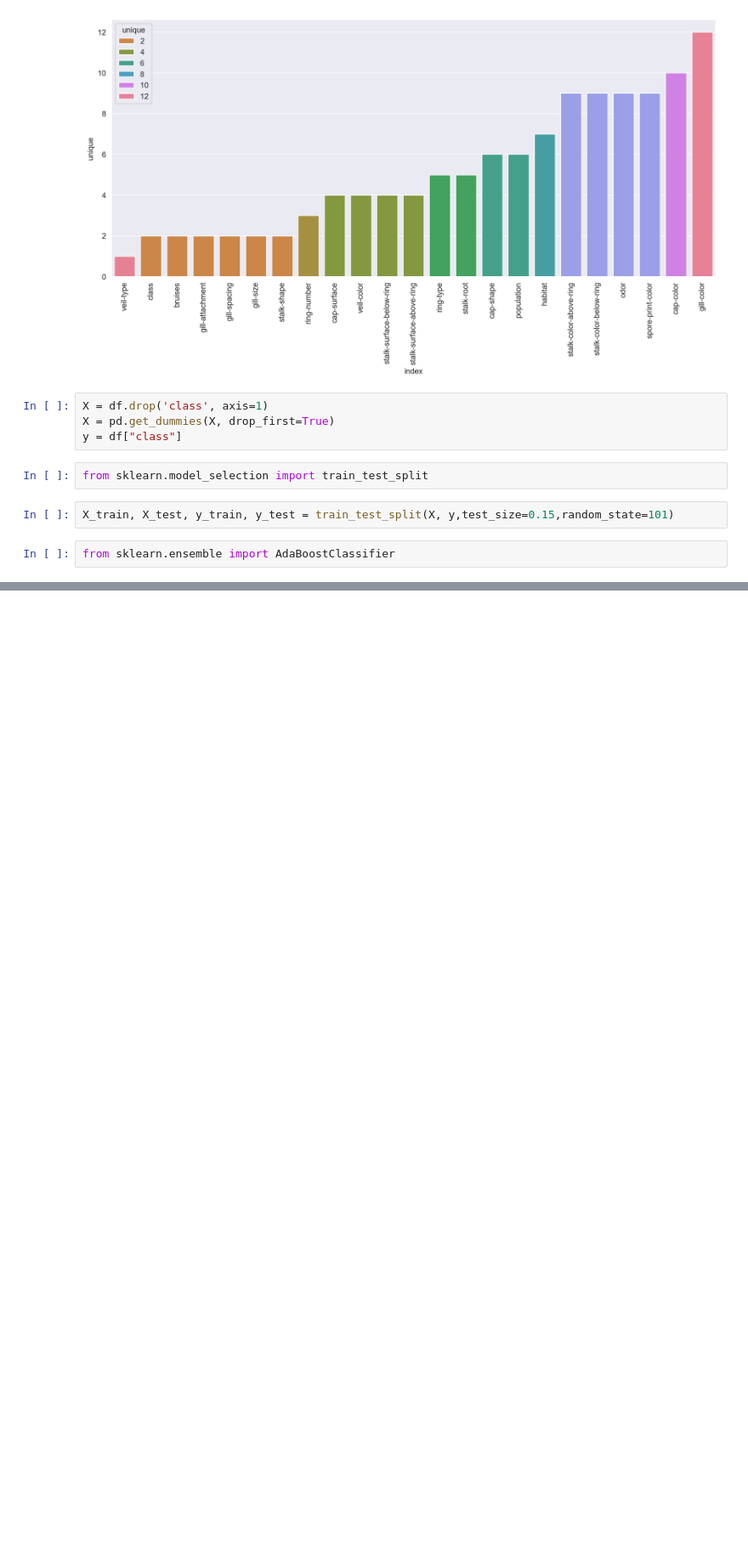
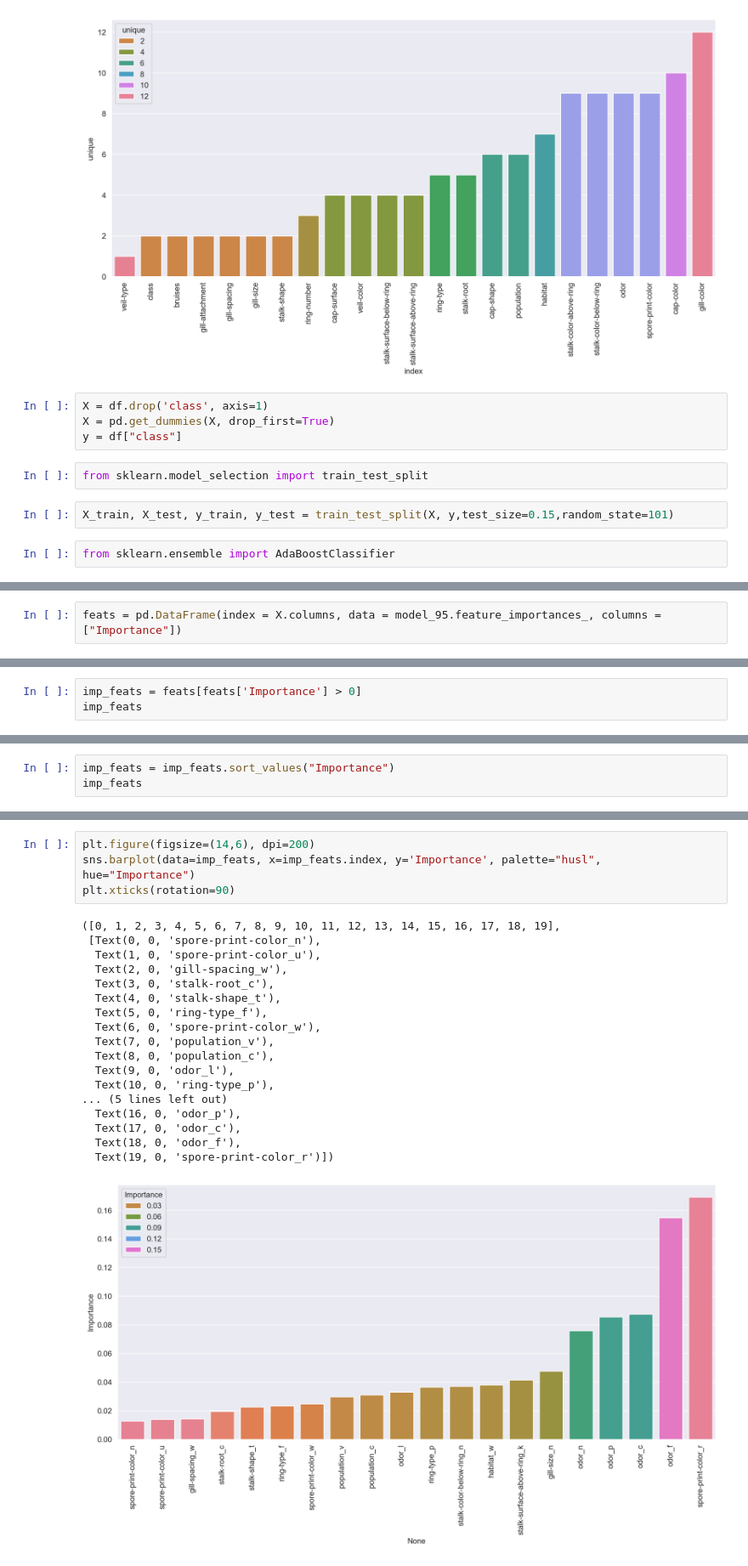
Before and after one commit to EhsanFiroozbakht/Machine-Learning-Project, a Jupyter notebook: Ensemble_Learning_Model/AdaBoost.ipynb, the cells around one changed output, grey strips where cells are left out. Shown at 85% size. Cells and saved outputs as stored; diff of their text form; blank space fills up the shorter version.

```diff
--- a/Ensemble_Learning_Model/AdaBoost.ipynb
+++ b/Ensemble_Learning_Model/AdaBoost.ipynb
@@ -92,0 +177,2 @@ TypeError: AdaBoostClassifier.__init__() got an unexpected keyword argument 'alg
+# %%
+feats = pd.DataFrame(index = X.columns, data = model_95.feature_importances_, columns = ["Importance"])
@@ -92,0 +195,3 @@ TypeError: AdaBoostClassifier.__init__() got an unexpected keyword argument 'alg
+# %%
+imp_feats = feats[feats['Importance'] > 0]
+imp_feats
@@ -92,0 +216,3 @@ TypeError: AdaBoostClassifier.__init__() got an unexpected keyword argument 'alg
+# %%
+imp_feats = imp_feats.sort_values("Importance")
+imp_feats
@@ -92,0 +237,23 @@ TypeError: AdaBoostClassifier.__init__() got an unexpected keyword argument 'alg
+# %%
+plt.figure(figsize=(14,6), dpi=200)
+sns.barplot(data=imp_feats, x=imp_feats.index, y='Importance', palette="husl", hue="Importance")
+plt.xticks(rotation=90)
+# %% [output]
+([0, 1, 2, 3, 4, 5, 6, 7, 8, 9, 10, 11, 12, 13, 14, 15, 16, 17, 18, 19],
+ [Text(0, 0, 'spore-print-color_n'),
+  Text(1, 0, 'spore-print-color_u'),
+  Text(2, 0, 'gill-spacing_w'),
+  Text(3, 0, 'stalk-root_c'),
+  Text(4, 0, 'stalk-shape_t'),
+  Text(5, 0, 'ring-type_f'),
+  Text(6, 0, 'spore-print-color_w'),
+  Text(7, 0, 'population_v'),
+  Text(8, 0, 'population_c'),
+  Text(9, 0, 'odor_l'),
+  Text(10, 0, 'ring-type_p'),
+... (5 lines left out)
+  Text(16, 0, 'odor_p'),
+  Text(17, 0, 'odor_c'),
+  Text(18, 0, 'odor_f'),
+  Text(19, 0, 'spore-print-color_r')])
+[figure, added]
```
Also changed, not shown: parts of 17 cells of this notebook.
